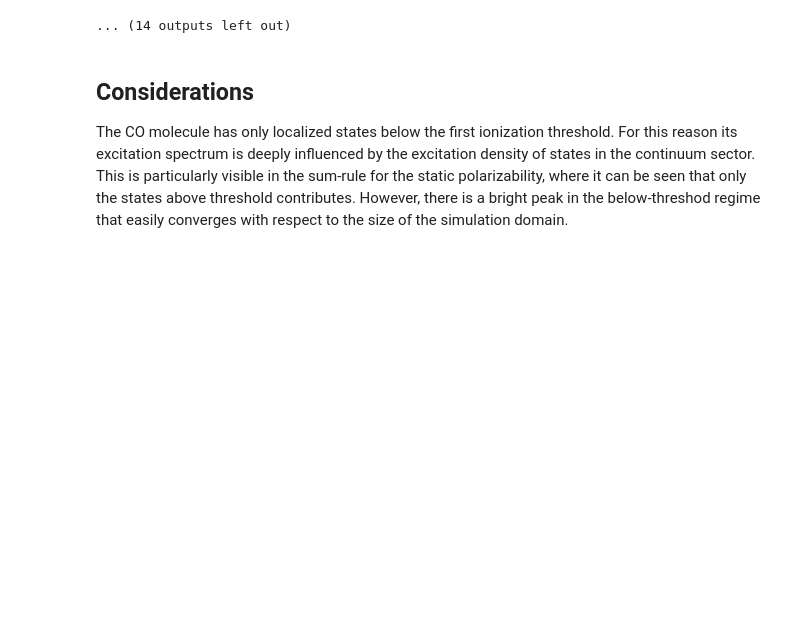
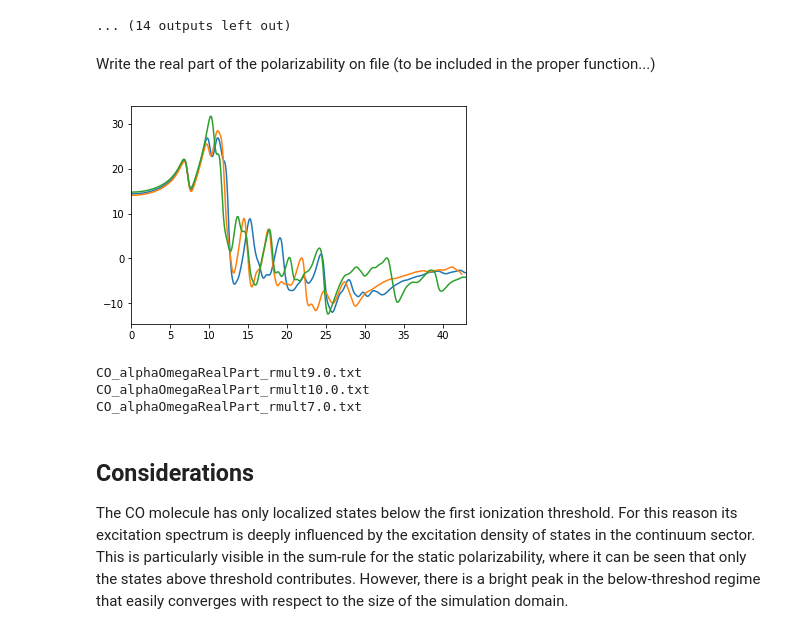
Before and after one commit to luigigenovese/KPM-nb, a Jupyter notebook: POLARIZABILITY/nb_paper/LR_Analysis.ipynb, the cells around one changed output. Saved outputs shown, nothing was run; the diff lists cells and outputs as text; code cells hidden in the pictures; blank space fills up the shorter version.

```diff
--- a/POLARIZABILITY/nb_paper/LR_Analysis.ipynb
+++ b/POLARIZABILITY/nb_paper/LR_Analysis.ipynb
@@ -197,6 +197,41 @@ analyze_molecule_data('CO',CO_data,alpha_ref=CO_alpha_ref)
 ---------------- Excitations density of states, complete and splitted
 [figure]
 ... (14 outputs left out)
+# %% [markdown]
+Write the real part of the polarizability on file (to be included in the proper function...)
+# %%
+HaeV=27.21138386
+eta = 1.e-2
+import matplotlib.pyplot as plt
+# %%
+alphaReal = {}
+omega = {}
+for run in CO_data.keys():
+    exc = CO_data[run]['excitations']
+    emax=np.max(np.sqrt(exc.eigenvalues))
+    o=np.linspace(0.0,emax,500)+2.0*eta*1j
+    omega[run]=o.real*HaeV
+    alphaReal[run]=exc.spectrum_curves(o).real
+# %%
+for run in CO_data.keys():
+    plt.plot(omega[run],alphaReal[run])
+plt.xlim(0,43)
+plt.show()
+# %% [output]
+[figure, added]
+# %%
+for run in CO_data.keys():
+    fname = 'CO_alphaOmegaRealPart_rmult'+str(run)+'.txt'
+    print fname
+    f = open(fname,'w')
+    for o,a in zip(omega[run],alphaReal[run]):
+        s = str(o)+'\t'+str(a)+'\n'
+        f.write(s)
+    f.close()
+# %% [output]
+CO_alphaOmegaRealPart_rmult9.0.txt
+CO_alphaOmegaRealPart_rmult10.0.txt
+CO_alphaOmegaRealPart_rmult7.0.txt
 # %% [markdown]
 ## Considerations
 The CO molecule has only localized states below the first ionization threshold. For this reason its excitation spectrum is deeply influenced by the excitation density of states in the continuum sector. This is particularly visible in the sum-rule for the static polarizability, where it can be seen that only the states
```
Also changed, not shown: parts of 1 cell of this notebook.
